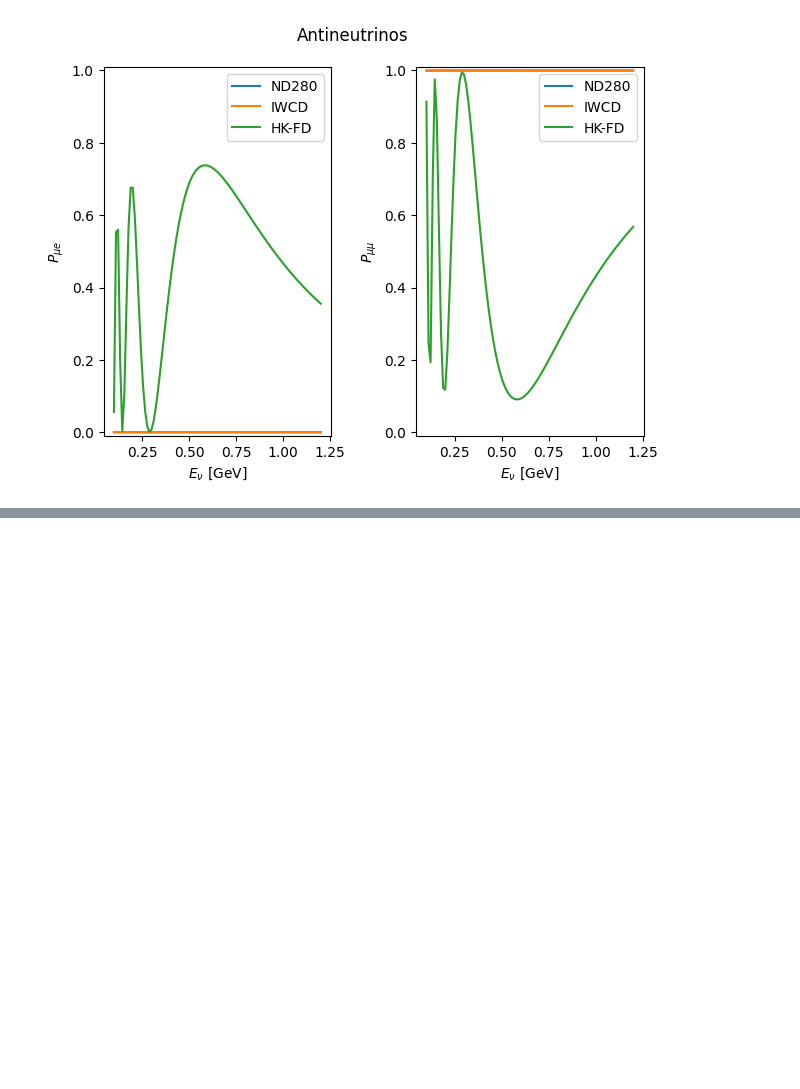
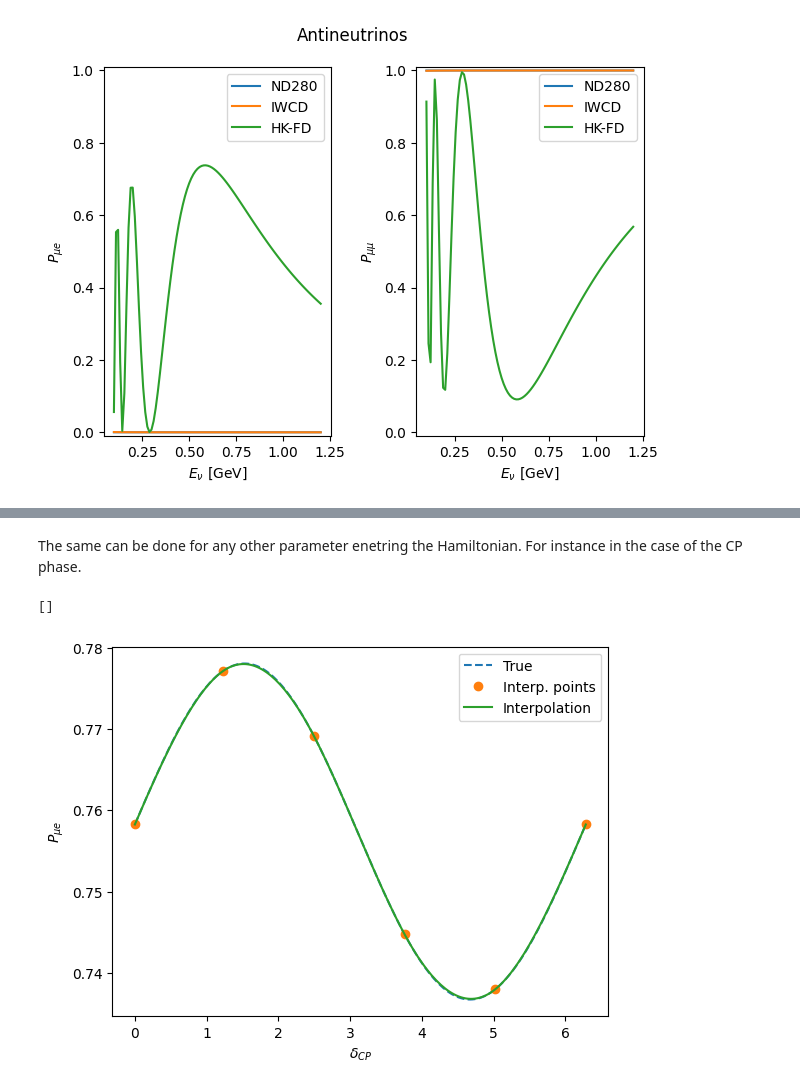
Before and after one commit to pabloferm/CHIC, a Jupyter notebook: examples/python/example.ipynb, the cells around one changed output, grey strips where cells are left out. Cells and saved outputs as stored; diff of their text form; code cells hidden in the pictures; blank space fills up the shorter version.

```diff
--- a/examples/python/example.ipynb
+++ b/examples/python/example.ipynb
@@ -120,0 +128,37 @@ ValueError: Unknown parameter: E
+# %% [markdown]
+The same can be done for any other parameter enetring the Hamiltonian. For instance in the case of the CP phase.
+# %%
+dcp = np.linspace(0, 2 * np.pi, 200)
+P = np.zeros_like(dcp)
+dP = np.zeros_like(dcp)
+
+dch = pychic.CHICDIFF("antineutrino")
+
+for i, r in enumerate(dcp):
+    dch.update_dcp(r)
+    Px = dch.compute_oscillations(0.6, 295.)
+    dPx = dch.compute_oscillations_derivatives("dcp", 0.6, 295.)
+    P[i] = Px[0, 1]
+    dP[i] = dPx[0, 1]
+del dch
+
+# Select a subset of points to interpolate
+subset_indices = np.linspace(0, len(dcp)-1, 6, dtype=int)
+dcp_subset = dcp[subset_indices]
+P_subset = P[subset_indices]
+dP_subset = dP[subset_indices]
+
+interp = CubicHermiteSpline(dcp_subset, P_subset, dP_subset)
+P_interp = interp(dcp)
+
+# Plotting results
+plt.plot(dcp, P, "--", label="True")
+plt.plot(dcp_subset, P_subset, "o", label="Interp. points")
+plt.plot(dcp, P_interp, label="Interpolation")
+plt.ylabel(r"$P_{\mu e}$")
+plt.xlabel(r"$\delta_{CP}$")
+plt.legend()
+plt.plot()
+# %% [output]
+[]
+[figure, added]
```
Also changed, not shown: parts of 11 cells of this notebook, 2 other files.
